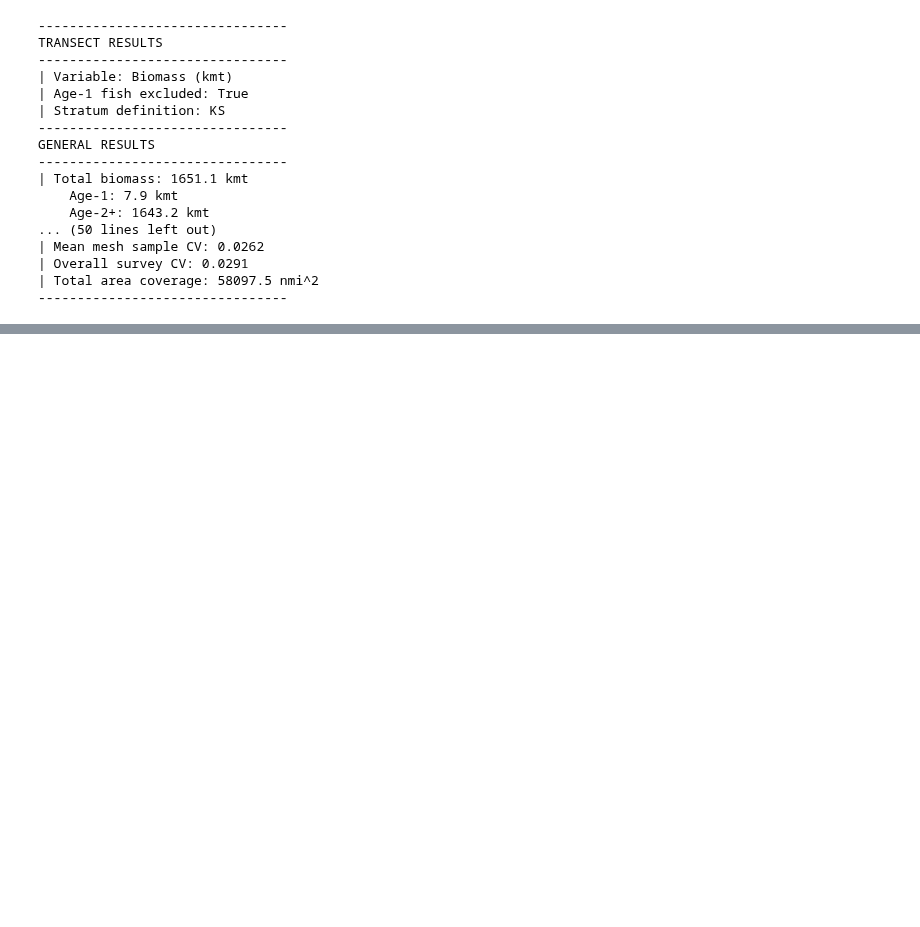
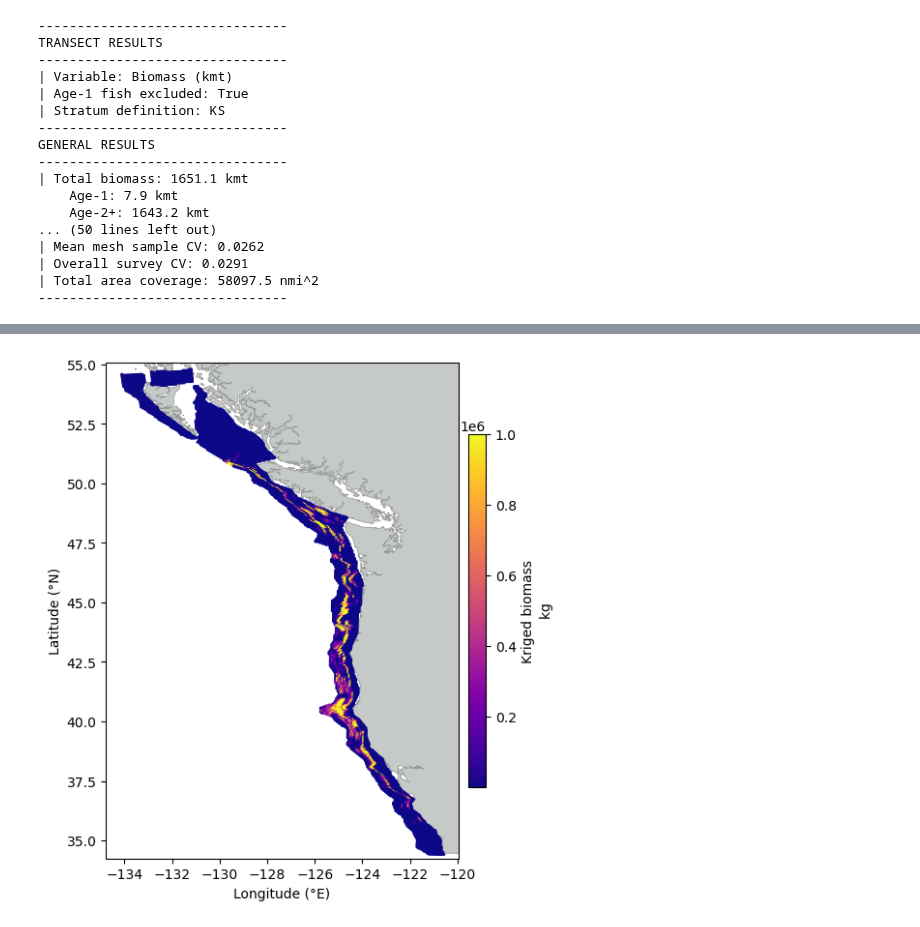
Before and after one commit to OSOceanAcoustics/echopop, a Jupyter notebook: echopop/test_nb.ipynb, the cells around one changed output, grey strips where cells are left out. Drawn from its saved outputs; the diff is of its cells as text; code cells hidden in the pictures; blank space fills up the shorter version.

```diff
--- a/echopop/test_nb.ipynb
+++ b/echopop/test_nb.ipynb
@@ -63,0 +42,4 @@ egp.plot_mesh(mesh_data,
+# %%
+survey.plot(kind="mesh", variable="biomass")
+# %% [output]
+[figure, added]
```
Also changed, not shown: parts of 10 cells of this notebook, 4 other files.
